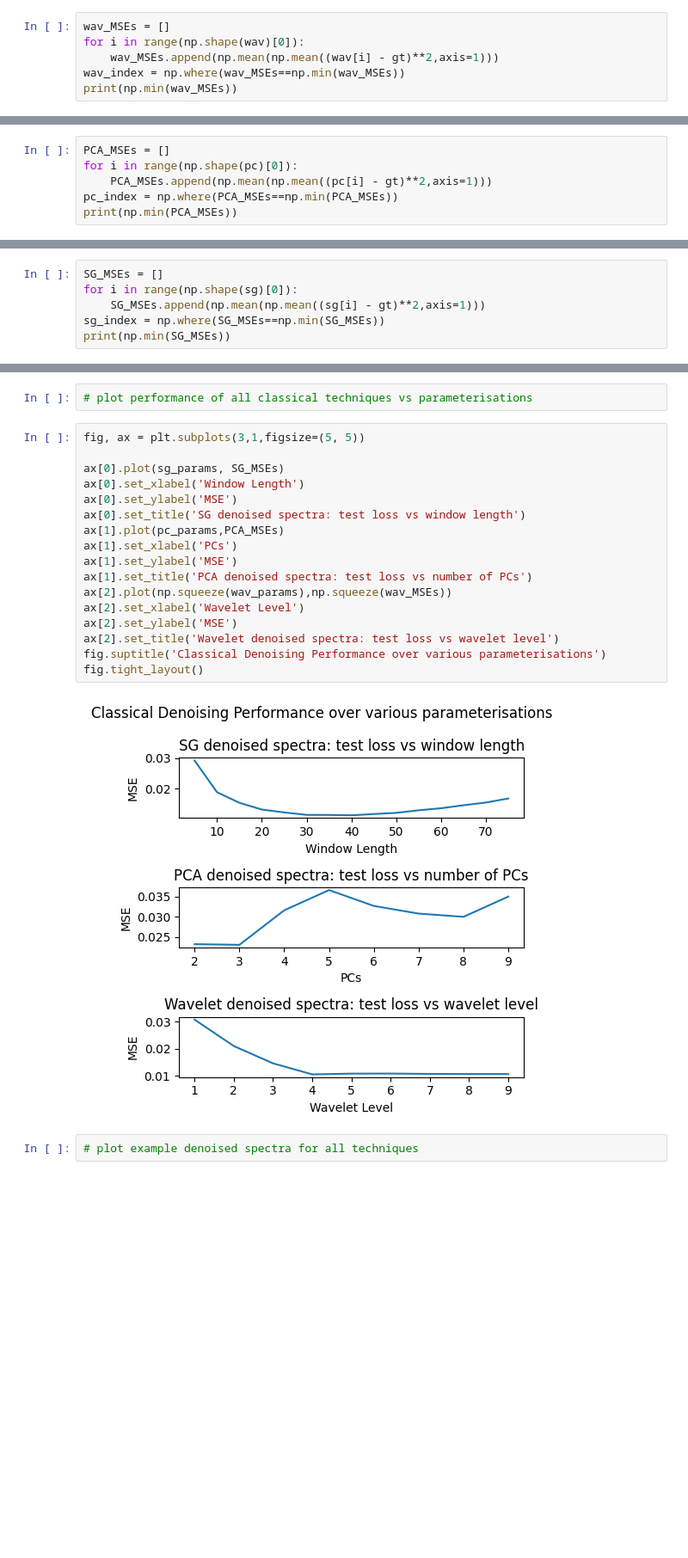
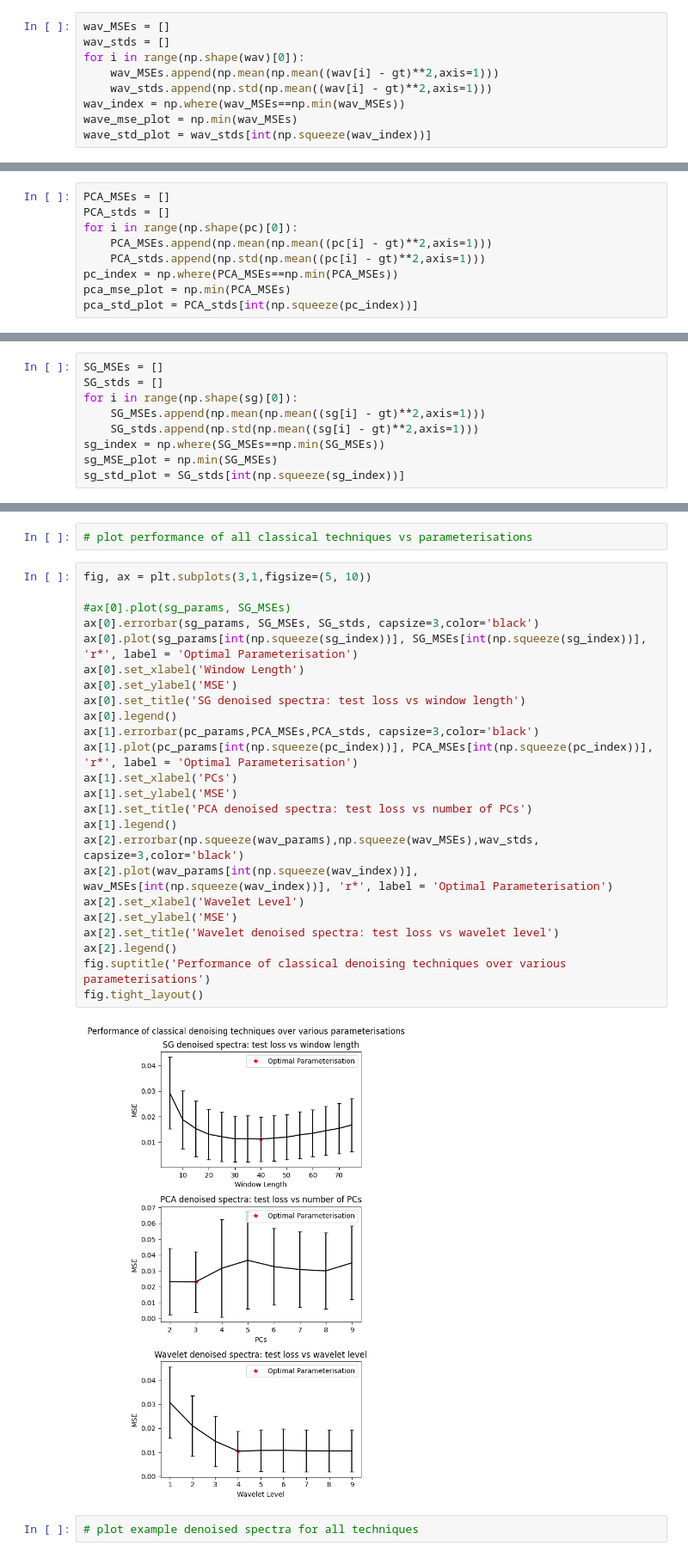
Before and after one commit to ciaranbench/spectral-denoising-cycleGAN, a Jupyter notebook: Evaluate_Denoising_Techniques.ipynb, the cells around one changed output, grey strips where cells are left out. Shown at 86% size. Drawn from its saved outputs; the diff is of its cells as text; blank space fills up the shorter version.

```diff
--- a/Evaluate_Denoising_Techniques.ipynb
+++ b/Evaluate_Denoising_Techniques.ipynb
@@ -61,7 +93,10 @@ print(net_pred_MSE)
 #compute wavelet denoised MSE
 # %%
 wav_MSEs = []
+wav_stds = []
 for i in range(np.shape(wav)[0]):
     wav_MSEs.append(np.mean(np.mean((wav[i] - gt)**2,axis=1)))
+    wav_stds.append(np.std(np.mean((wav[i] - gt)**2,axis=1)))
 wav_index = np.where(wav_MSEs==np.min(wav_MSEs))
-print(np.min(wav_MSEs))
+wave_mse_plot = np.min(wav_MSEs)
+wave_std_plot = wav_stds[int(np.squeeze(wav_index))]
@@ -71,7 +104,10 @@ print(np.min(wav_MSEs))
 #compute PCA denoised MSE
 # %%
 PCA_MSEs = []
+PCA_stds = []
 for i in range(np.shape(pc)[0]):
     PCA_MSEs.append(np.mean(np.mean((pc[i] - gt)**2,axis=1)))
+    PCA_stds.append(np.std(np.mean((pc[i] - gt)**2,axis=1)))
 pc_index = np.where(PCA_MSEs==np.min(PCA_MSEs))
-print(np.min(PCA_MSEs))
+pca_mse_plot = np.min(PCA_MSEs)
+pca_std_plot = PCA_stds[int(np.squeeze(pc_index))]
@@ -81,7 +115,10 @@ print(np.min(PCA_MSEs))
 #compute SG denoised MSE
 # %%
 SG_MSEs = []
+SG_stds = []
 for i in range(np.shape(sg)[0]):
     SG_MSEs.append(np.mean(np.mean((sg[i] - gt)**2,axis=1)))
+    SG_stds.append(np.std(np.mean((sg[i] - gt)**2,axis=1)))
 sg_index = np.where(SG_MSEs==np.min(SG_MSEs))
-print(np.min(SG_MSEs))
+sg_MSE_plot = np.min(SG_MSEs)
+sg_std_plot = SG_stds[int(np.squeeze(sg_index))]
@@ -90,24 +137,31 @@ print(np.min(SG_MSEs))
 # %%
 # plot performance of all classical techniques vs parameterisations
 # %%
-fig, ax = plt.subplots(3,1,figsize=(5, 5))
+fig, ax = plt.subplots(3,1,figsize=(5, 10))
 
-ax[0].plot(sg_params, SG_MSEs)
+#ax[0].plot(sg_params, SG_MSEs)
+ax[0].errorbar(sg_params, SG_MSEs, SG_stds, capsize=3,color='black')
+ax[0].plot(sg_params[int(np.squeeze(sg_index))], SG_MSEs[int(np.squeeze(sg_index))], 'r*', label = 'Optimal Parameterisation')
 ax[0].set_xlabel('Window Length')
 ax[0].set_ylabel('MSE')
 ax[0].set_title('SG denoised spectra: test loss vs window length')
-ax[1].plot(pc_params,PCA_MSEs)
+ax[0].legend()
+ax[1].errorbar(pc_params,PCA_MSEs,PCA_stds, capsize=3,color='black')
+ax[1].plot(pc_params[int(np.squeeze(pc_index))], PCA_MSEs[int(np.squeeze(pc_index))], 'r*', label = 'Optimal Parameterisation')
 ax[1].set_xlabel('PCs')
 ax[1].set_ylabel('MSE')
 ax[1].set_title('PCA denoised spectra: test loss vs number of PCs')
-ax[2].plot(np.squeeze(wav_params),np.squeeze(wav_MSEs))
+ax[1].legend()
+ax[2].errorbar(np.squeeze(wav_params),np.squeeze(wav_MSEs),wav_stds, capsize=3,color='black')
+ax[2].plot(wav_params[int(np.squeeze(wav_index))], wav_MSEs[int(np.squeeze(wav_index))], 'r*', label = 'Optimal Parameterisation')
 ax[2].set_xlabel('Wavelet Level')
 ax[2].set_ylabel('MSE')
 ax[2].set_title('Wavelet denoised spectra: test loss vs wavelet level')
-fig.suptitle('Classical Denoising Performance over various parameterisations')
+ax[2].legend()
+fig.suptitle('Performance of classical denoising techniques over various parameterisations')
 fig.tight_layout()
 # %% [output]
-[figure, old version]
+[figure, new version]
 # %%
 # plot example denoised spectra for all techniques
 # %%
```
Also changed, not shown: parts of 12 cells of this notebook, 1 other file.
